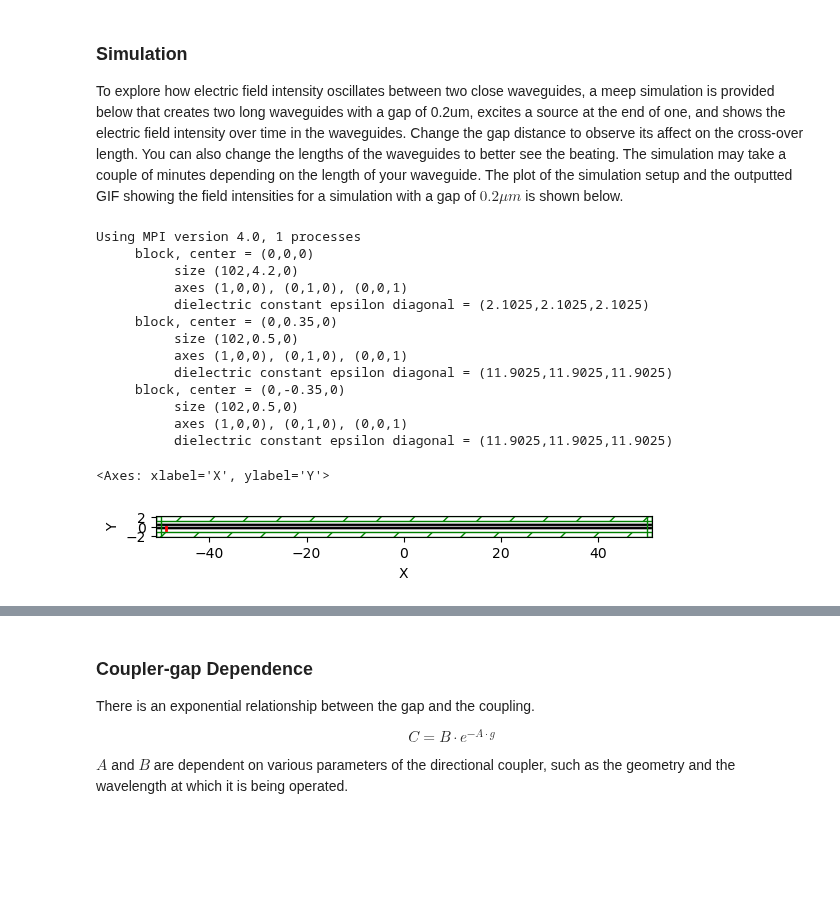
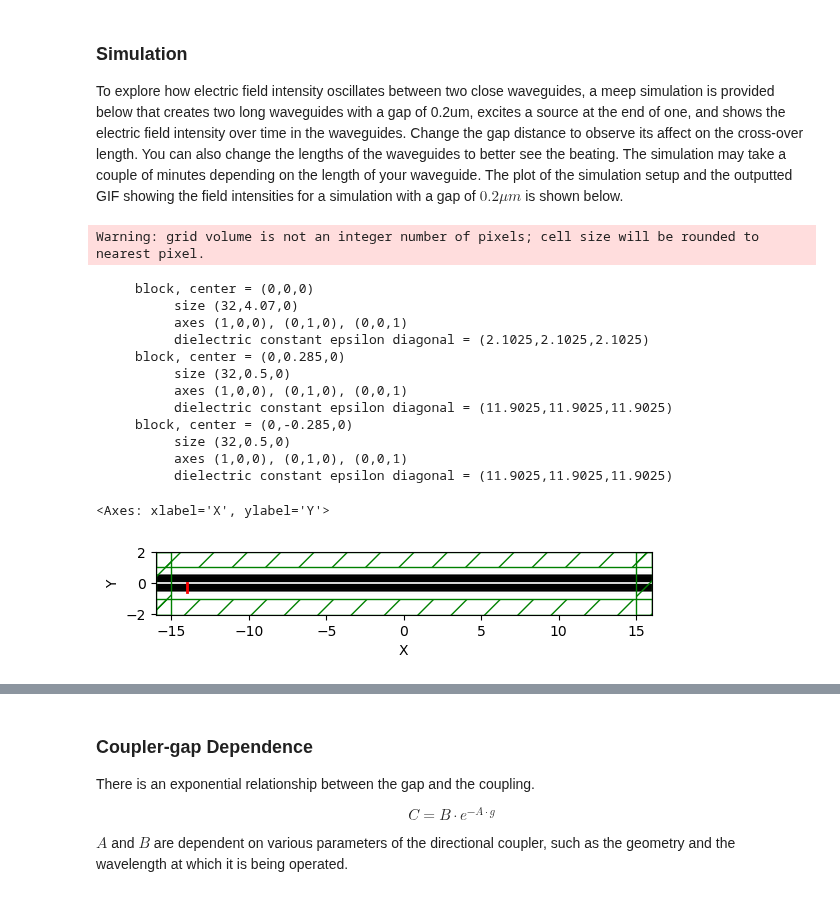
Before and after one commit to BYUCamachoLab/Photonics-Bootcamp, a Jupyter notebook: book/pages/directional_couplers.ipynb, the cells around one changed output, grey strips where cells are left out. Cells and saved outputs as stored; diff of their text form; code cells hidden in the pictures; blank space fills up the shorter version.

```diff
--- a/book/pages/directional_couplers.ipynb
+++ b/book/pages/directional_couplers.ipynb
@@ -77,9 +77,9 @@ wg_width = 0.5
 dpml = 1
 pad = 0.5
 ## CHANGE GAP DISTANCE ##
-gap = 0.2
+gap = 0.07
 ## CHANGE WAVEGUIDE LENGTH ##
-Lx = 100
+Lx = 30
 
 Sx = dpml + Lx + dpml
 Sy = dpml + pad + wg_width + gap + wg_width + pad + dpml
@@ -91,48 +91,48 @@ pml = [mp.PML(dpml)]
 # Create 2 infinitely long parallel waveguides
 geometry = [mp.Block(size=mp.Vector3(Sx,Sy, 0), center=mp.Vector3(), material=SiO2),
             mp.Block(size=mp.Vector3(Sx,wg_width, 0), center=mp.Vector3(0, wg_center_y, 0), material=Si),
             mp.Block(size=mp.Vector3(Sx,wg_width, 0), center=mp.Vector3(0, -wg_center_y, 0), material=Si),
             ]
 
 # Put a pulse Eigenmode source at beginning of one waveguide
 fcen = 1 / wvl
 width = 0.1
 fwidth = width * fcen
 src=mp.GaussianSource(frequency=fcen, fwidth=fwidth)
 source = [mp.EigenModeSource(src=src, eig_band=1,
         eig_kpoint = (1,0,0),
         size=mp.Vector3(0,gap+wg_width),
         center=mp.Vector3(-Sx/2+dpml+1, -wg_center_y))
         ]
 
 # Simulation object
 sim = mp.Simulation(
     cell_size=mp.Vector3(Sx, Sy),
     boundary_layers=pml,
     geometry=geometry,
     sources=source,
     default_material=SiO2,
     resolution=resolution,
 )
 
 # Show simulation set-up
 sim.plot2D()
 # %% [output]
-Using MPI version 4.0, 1 processes
-     block, center = (0,0,0)
-          size (102,4.2,0)
-          axes (1,0,0), (0,1,0), (0,0,1)
-          dielectric constant epsilon diagonal = (2.1025,2.1025,2.1025)
-     block, center = (0,0.35,0)
-          size (102,0.5,0)
-          axes (1,0,0), (0,1,0), (0,0,1)
-          dielectric constant epsilon diagonal = (11.9025,11.9025,11.9025)
-     block, center = (0,-0.35,0)
-          size (102,0.5,0)
-          axes (1,0,0), (0,1,0), (0,0,1)
-          dielectric constant epsilon diagonal = (11.9025,11.9025,11.9025)
+Warning: grid volume is not an integer number of pixels; cell size will be rounded to nearest pixel.
-<Axes: xlabel='X', ylabel='Y'>
+     block, center = (0,0,0)
+          size (32,4.07,0)
+          axes (1,0,0), (0,1,0), (0,0,1)
+          dielectric constant epsilon diagonal = (2.1025,2.1025,2.1025)
+     block, center = (0,0.285,0)
+          size (32,0.5,0)
+          axes (1,0,0), (0,1,0), (0,0,1)
+          dielectric constant epsilon diagonal = (11.9025,11.9025,11.9025)
+     block, center = (0,-0.285,0)
+          size (32,0.5,0)
+          axes (1,0,0), (0,1,0), (0,0,1)
+          dielectric constant epsilon diagonal = (11.9025,11.9025,11.9025)
+<Axes: xlabel='X', ylabel='Y'>
-[figure, old version]
+[figure, new version]
 # %%
 from PIL import Image
 import glob
```
Also changed, not shown: parts of 2 cells of this notebook, 5 other files.
